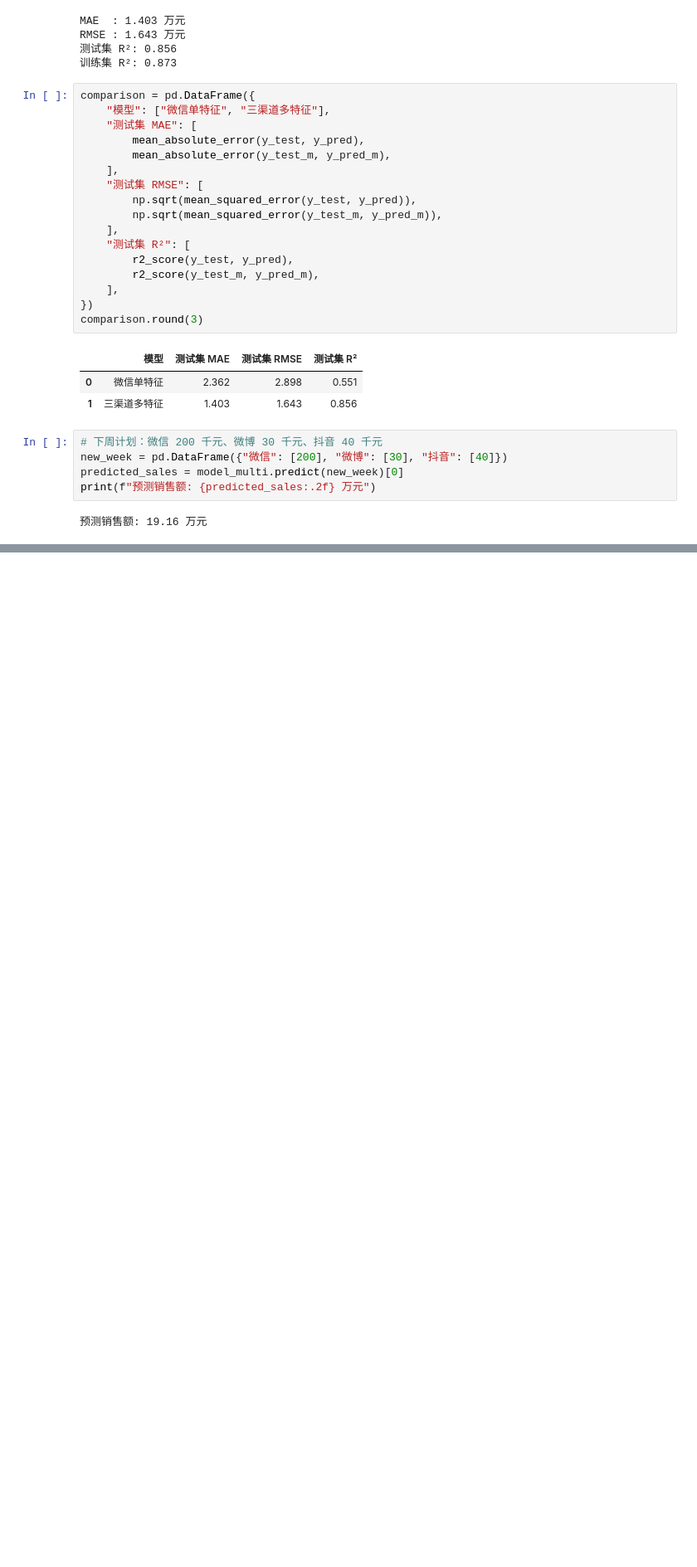
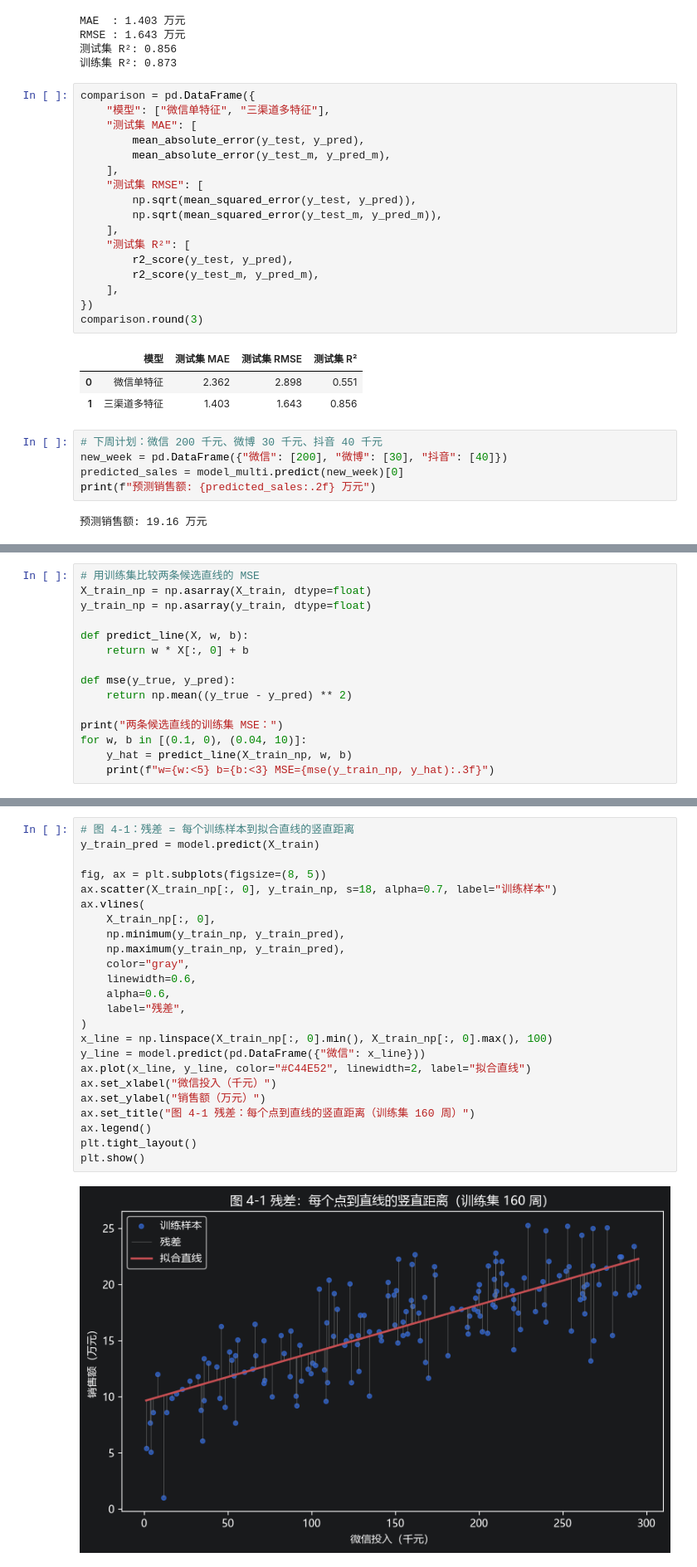
Before and after one commit to GIT-YOYOYO/Machine-Learning, a Jupyter notebook: notebooks/线性回归笔记.ipynb, the cells around one changed output, grey strips where cells are left out. Shown at 83% size. Cells and saved outputs as stored; diff of their text form; blank space fills up the shorter version.

```diff
--- a/notebooks/线性回归笔记.ipynb
+++ b/notebooks/线性回归笔记.ipynb
@@ -362,0 +411,15 @@ print(f"预测销售额: {predicted_sales:.2f} 万元")
+# %%
+# 用训练集比较两条候选直线的 MSE
+X_train_np = np.asarray(X_train, dtype=float)
+y_train_np = np.asarray(y_train, dtype=float)
+
+def predict_line(X, w, b):
+    return w * X[:, 0] + b
+
+def mse(y_true, y_pred):
+    return np.mean((y_true - y_pred) ** 2)
+
+print("两条候选直线的训练集 MSE：")
+for w, b in [(0.1, 0), (0.04, 10)]:
+    y_hat = predict_line(X_train_np, w, b)
+    print(f"w={w:<5} b={b:<3} MSE={mse(y_train_np, y_hat):.3f}")
@@ -362,0 +430,26 @@ print(f"预测销售额: {predicted_sales:.2f} 万元")
+# %%
+# 图 4-1：残差 = 每个训练样本到拟合直线的竖直距离
+y_train_pred = model.predict(X_train)
+
+fig, ax = plt.subplots(figsize=(8, 5))
+ax.scatter(X_train_np[:, 0], y_train_np, s=18, alpha=0.7, label="训练样本")
+ax.vlines(
+    X_train_np[:, 0],
+    np.minimum(y_train_np, y_train_pred),
+    np.maximum(y_train_np, y_train_pred),
+    color="gray",
+    linewidth=0.6,
+    alpha=0.6,
+    label="残差",
+)
+x_line = np.linspace(X_train_np[:, 0].min(), X_train_np[:, 0].max(), 100)
+y_line = model.predict(pd.DataFrame({"微信": x_line}))
+ax.plot(x_line, y_line, color="#C44E52", linewidth=2, label="拟合直线")
+ax.set_xlabel("微信投入（千元）")
+ax.set_ylabel("销售额（万元）")
+ax.set_title("图 4-1 残差：每个点到直线的竖直距离（训练集 160 周）")
+ax.legend()
+plt.tight_layout()
+plt.show()
+# %% [output]
+[figure, added]
```
Also changed, not shown: parts of 15 cells of this notebook, 3 other files.
